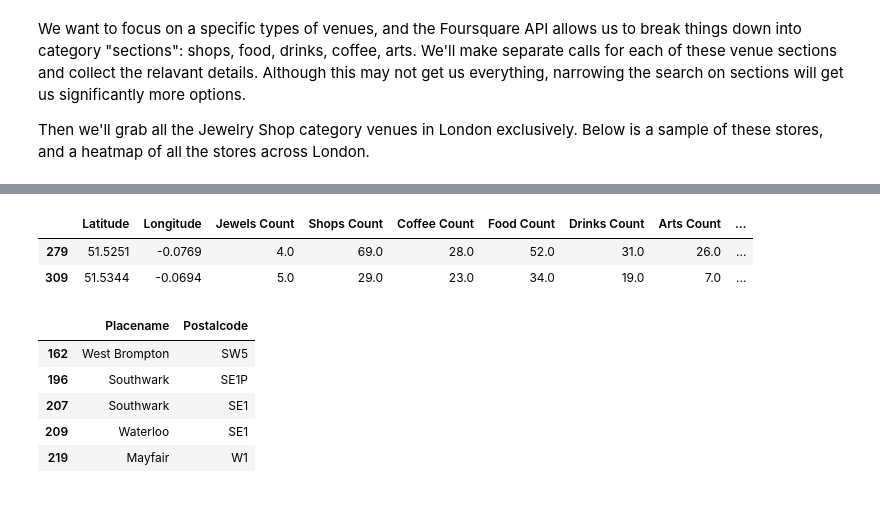
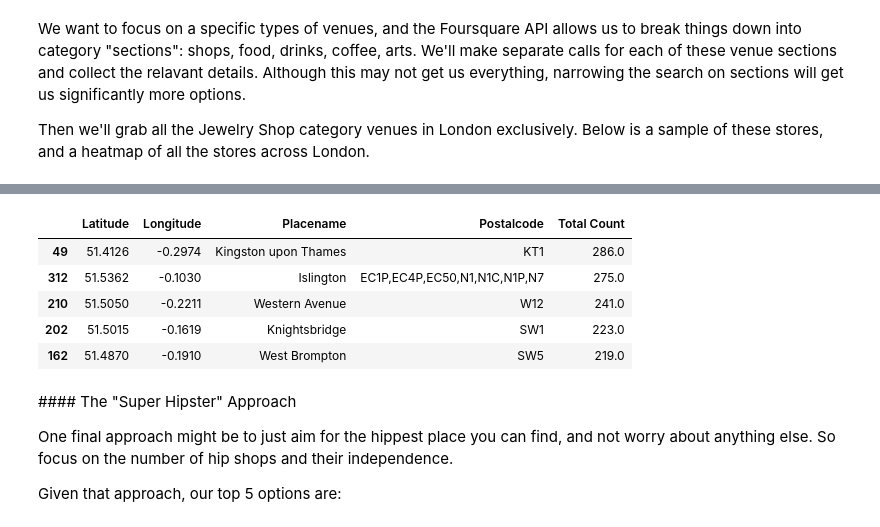
Before and after one commit to cuajo13/Coursera_Capstone, a Jupyter notebook: Battle of the Neighbourhoods Final.ipynb, the cells around one changed output, grey strips where cells are left out. Drawn from its saved outputs; the diff is of its cells as text; code cells hidden in the pictures.

```diff
--- a/Battle of the Neighbourhoods Final.ipynb
+++ b/Battle of the Neighbourhoods Final.ipynb
@@ -369,3 +991,0 @@ category_groups = all.groupby(['Venue ID'])['Category Group'].apply(lambda x: '|
-# %%
-all_unique = all.sort_values(by=['Venue ID','Distance']).drop_duplicates(subset=['Venue ID'], keep='first').drop(labels='Category Group', axis=1).reset_index(drop=True)
-all_unique = all_unique.merge(category_groups, on=['Venue ID'])
@@ -371,0 +994,9 @@ all_unique = all_unique.merge(category_groups, on=['Venue ID'])
+# %%
+ldn_final = ldn_final.merge(all_unique[all_unique['Venue Categories'].str.contains('Jewelry')]\
+    .groupby(['Latitude','Longitude'])['Venue ID']\
+    .agg(['count'])\
+    .rename({'count': 'Jewel Count'}, axis='columns')\
+    .reset_index(), on=['Latitude','Longitude'], how='left')
+# %%
+ldn_final.fillna(0.0, inplace=True)
+ldn_final['Jewel/Shop Density'] = ldn_final['Jewel Count']/ldn_final['Shops Count']
@@ -372,2 +1028,6 @@ all_unique = all_unique.merge(category_groups, on=['Venue ID'])
 # %%
-all_unique = all_unique.merge(all_unique.groupby('Venue')['Venue ID'].agg(['count']).sort_values('count', ascending=False).rename({'count': 'Venue Frequency'}, axis='columns').reset_index(), on='Venue')
+ldn_final = ldn_final.merge(all_unique\
+    .groupby(['Latitude','Longitude'])['Venue ID']\
+    .agg(['count'])\
+    .rename({'count': 'Total Count'}, axis='columns')\
+    .reset_index(), on=['Latitude','Longitude'], how='left')
@@ -643,15 +1034,15 @@ dtype: float64
-# %%
-ldn_final[ldn_final['Placename']=='Shoreditch']
-# %% [output]
-|  | Latitude | Longitude | Jewels Count | Shops Count | Coffee Count | Food Count | Drinks Count | Arts Count | ... |
-| 279 | 51.5251 | -0.0769 | 4.0 | 69.0 | 28.0 | 52.0 | 31.0 | 26.0 | ... |
-| 309 | 51.5344 | -0.0694 | 5.0 | 29.0 | 23.0 | 34.0 | 19.0 | 7.0 | ... |
 # %%
-ldn_final[ldn_final['Cluster Labels']==4][['Placename', 'Postalcode']].head()
+ldn_final[ldn_final['Cluster Labels']==1].sort_values(by=['Total Count'], ascending=[False])[['Latitude', 'Longitude', 'Placename', 'Postalcode', 'Total Count']].head(5)
 # %% [output]
-|  | Placename | Postalcode |
-| 162 | West Brompton | SW5 |
-| 196 | Southwark | SE1P |
-| 207 | Southwark | SE1 |
-| 209 | Waterloo | SE1 |
-| 219 | Mayfair | W1 |
+|  | Latitude | Longitude | Placename | Postalcode | Total Count |
+| 49 | 51.4126 | -0.2974 | Kingston upon Thames | KT1 | 286.0 |
+| 312 | 51.5362 | -0.1030 | Islington | EC1P,EC4P,EC50,N1,N1C,N1P,N7 | 275.0 |
+| 210 | 51.5050 | -0.2211 | Western Avenue | W12 | 241.0 |
+| 202 | 51.5015 | -0.1619 | Knightsbridge | SW1 | 223.0 |
+| 162 | 51.4870 | -0.1910 | West Brompton | SW5 | 219.0 |
+# %% [markdown]
+#### The "Super Hipster" Approach
+
+One final approach might be to just aim for the hippest place you can find, and not worry about anything else.  So focus on the number of hip shops and their independence.
+
+Given that approach, our top 5 options are:
```
Also changed, not shown: parts of 84 cells of this notebook, 2 other files.
